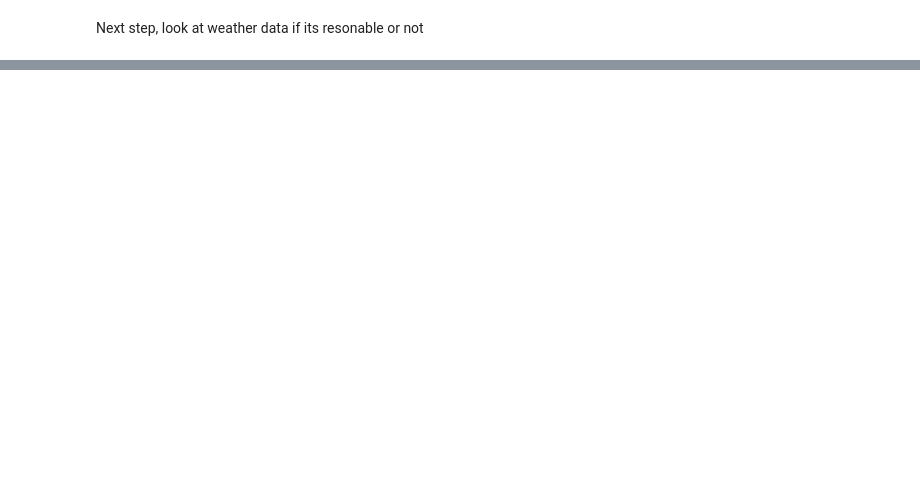
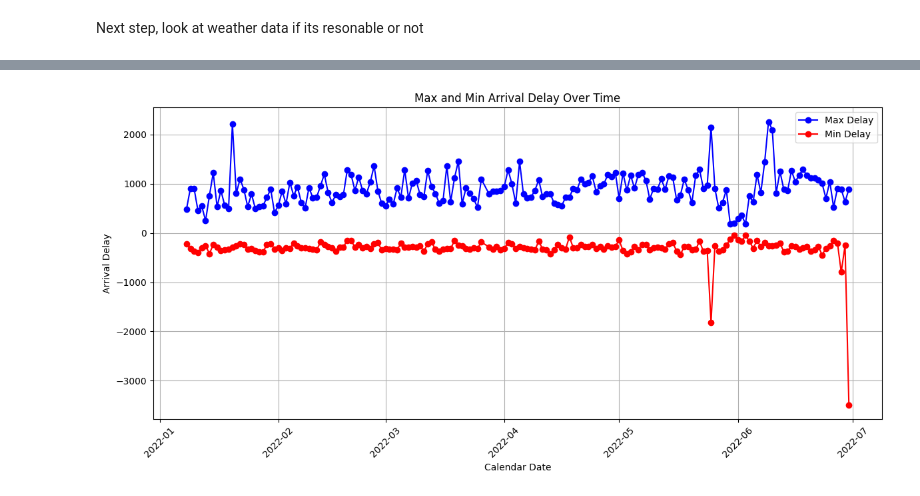
Before and after one commit to Fmazin/AI_Project, a Jupyter notebook: code/main_project_flow.ipynb, the cells around one changed output, grey strips where cells are left out. Drawn from its saved outputs; the diff is of its cells as text; code cells hidden in the pictures; blank space fills up the shorter version.

```diff
--- a/code/main_project_flow.ipynb
+++ b/code/main_project_flow.ipynb
@@ -168,0 +191,21 @@ Next step, look at weather data if its resonable or not
+# %%
+# Group the data by 'Calendar_date' and calculate max and min values
+grouped = df.groupby('Calendar_date')['arrival_delay'].agg(['max', 'min']).reset_index()
+
+# Create the line plot
+plt.figure(figsize=(12, 6))
+plt.plot(grouped['Calendar_date'], grouped['max'], marker='o', linestyle='-', color='b', label='Max Delay')
+plt.plot(grouped['Calendar_date'], grouped['min'], marker='o', linestyle='-', color='r', label='Min Delay')
+
+# Add a legend
+plt.legend(loc='upper right')
+
+plt.title('Max and Min Arrival Delay Over Time')
+plt.xlabel('Calendar Date')
+plt.ylabel('Arrival Delay')
+plt.grid(True)
+plt.xticks(rotation=45)
+plt.tight_layout()
+plt.show()
+# %% [output]
+[figure, added]
```
Also changed, not shown: parts of 6 cells of this notebook.
